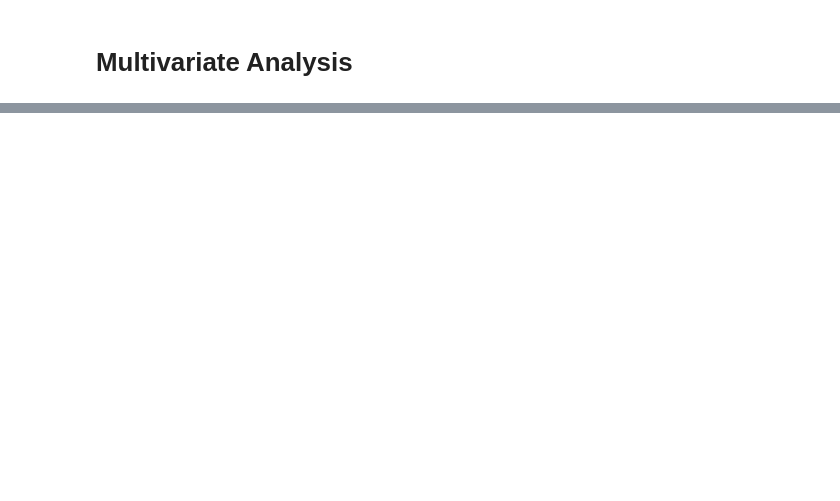
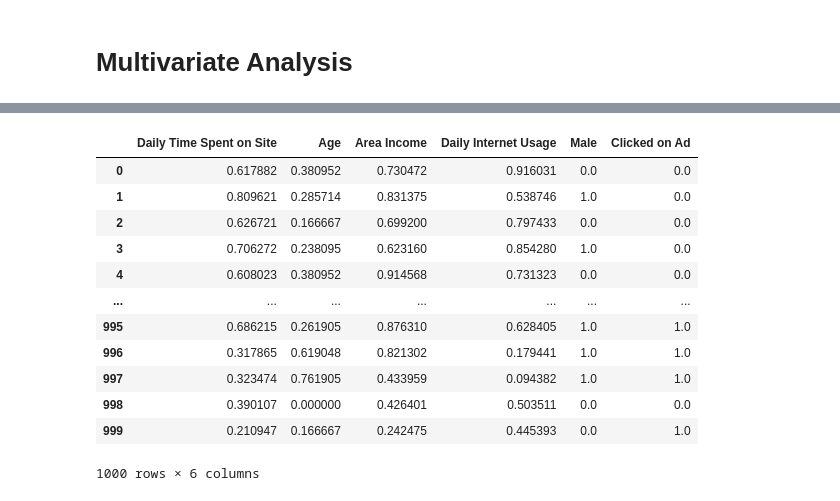
Before and after one commit to abhishekCS0024/Advertisement, a Jupyter notebook: Advertisment.ipynb, the cells around one changed output, grey strips where cells are left out. Drawn from its saved outputs; the diff is of its cells as text; code cells hidden in the pictures; blank space fills up the shorter version.

```diff
--- a/Advertisment.ipynb
+++ b/Advertisment.ipynb
@@ -225,9 +293,23 @@ df_encoded=df.drop(['Timestamp'],inplace=True,axis=1)
 # %%
 
-# from sklearn.preprocessing import MinMaxScaler
+from sklearn.preprocessing import MinMaxScaler
 
-# scaler = MinMaxScaler()
-# scaled_data = scaler.fit_transform(df1)
-# scaled_df = pd.DataFrame(scaled_data,columns=df1.columns)
-# scaled_df.head()
+scaler = MinMaxScaler()
+scaled_data = scaler.fit_transform(df)
+scaled_df = pd.DataFrame(scaled_data,columns=df.columns)
+scaled_df
+# %% [output]
+|  | Daily Time Spent on Site | Age | Area Income | Daily Internet Usage | Male | Clicked on Ad |
+| 0 | 0.617882 | 0.380952 | 0.730472 | 0.916031 | 0.0 | 0.0 |
+| 1 | 0.809621 | 0.285714 | 0.831375 | 0.538746 | 1.0 | 0.0 |
+| 2 | 0.626721 | 0.166667 | 0.699200 | 0.797433 | 0.0 | 0.0 |
+| 3 | 0.706272 | 0.238095 | 0.623160 | 0.854280 | 1.0 | 0.0 |
+| 4 | 0.608023 | 0.380952 | 0.914568 | 0.731323 | 0.0 | 0.0 |
+| ... | ... | ... | ... | ... | ... | ... |
+| 995 | 0.686215 | 0.261905 | 0.876310 | 0.628405 | 1.0 | 1.0 |
+| 996 | 0.317865 | 0.619048 | 0.821302 | 0.179441 | 1.0 | 1.0 |
+| 997 | 0.323474 | 0.761905 | 0.433959 | 0.094382 | 1.0 | 1.0 |
+| 998 | 0.390107 | 0.000000 | 0.426401 | 0.503511 | 0.0 | 0.0 |
+| 999 | 0.210947 | 0.166667 | 0.242475 | 0.445393 | 0.0 | 1.0 |
+1000 rows × 6 columns
 # %%
```
Also changed, not shown: parts of 16 cells of this notebook.
